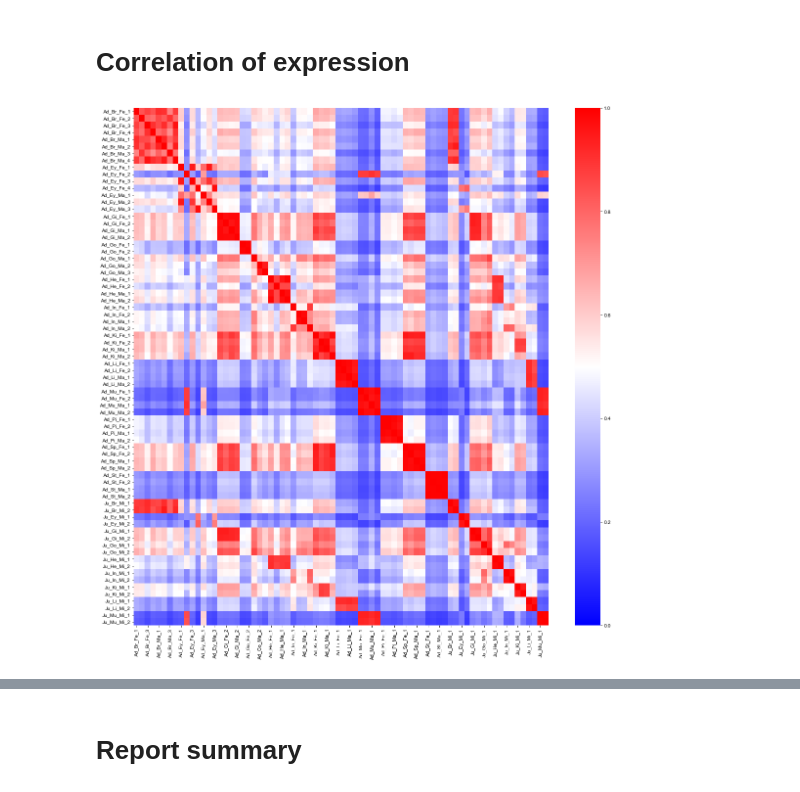
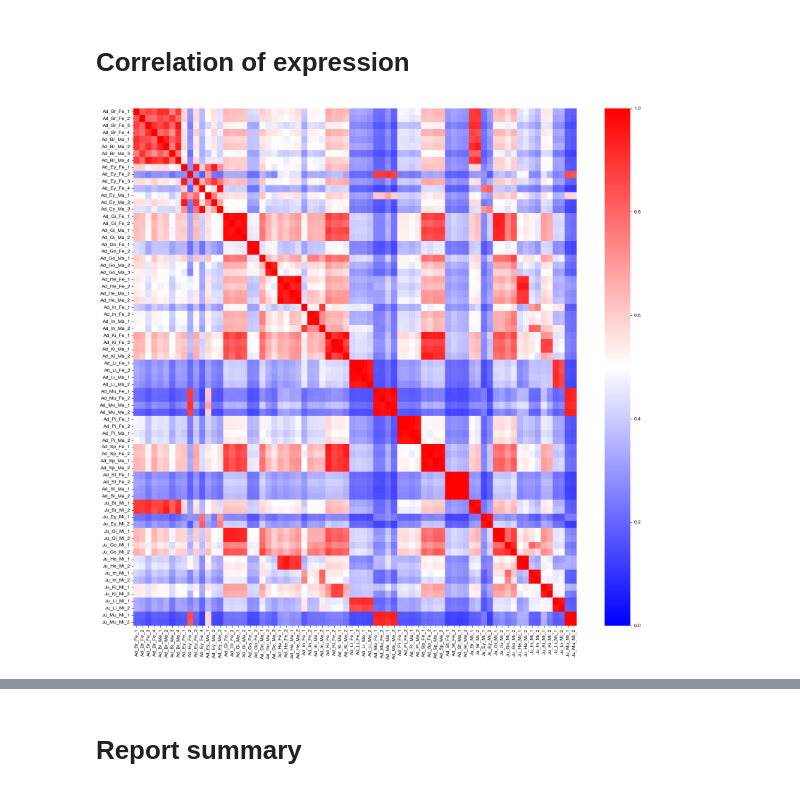
Before and after one commit to Ckenen/integrated-transcriptome-of-seriola-dumerili, a Jupyter notebook: 1_analysis_of_rna_seq/jupyter.ipynb, the cells around one changed output, grey strips where cells are left out. Drawn from its saved outputs; the diff is of its cells as text; code cells hidden in the pictures.

```diff
--- a/1_analysis_of_rna_seq/jupyter.ipynb
+++ b/1_analysis_of_rna_seq/jupyter.ipynb
@@ -199,13 +197,14 @@ mtx = pd.concat(array, axis=1)
 mtx.index.name = "Gene"
 mtx.to_csv("reports/fpkm_known_genes.tsv", sep="\t")
 # %%
+mtx = pd.read_csv("reports/fpkm_known_genes.tsv", sep="\t", index_col=0)
 corr = mtx.corr()
-plt.figure(figsize=(16, 16))
+plt.figure(figsize=(17, 16))
 sns.heatmap(corr, cmap="bwr", vmin=0, vmax=1)
 plt.tight_layout()
 plt.savefig("figures/expression_correlation.heatmap.pdf", dpi=300)
 # %% [output]
-[figure, old version]
+[figure, new version]
 # %%
 ret = sns.clustermap(corr, cmap="bwr", vmin=0, vmax=1, figsize=(20, 20))
 ret.fig.savefig("figures/expression_correlation.clustermap.pdf", dpi=300)
```
Also changed, not shown: parts of 22 cells of this notebook, 17 other files.
